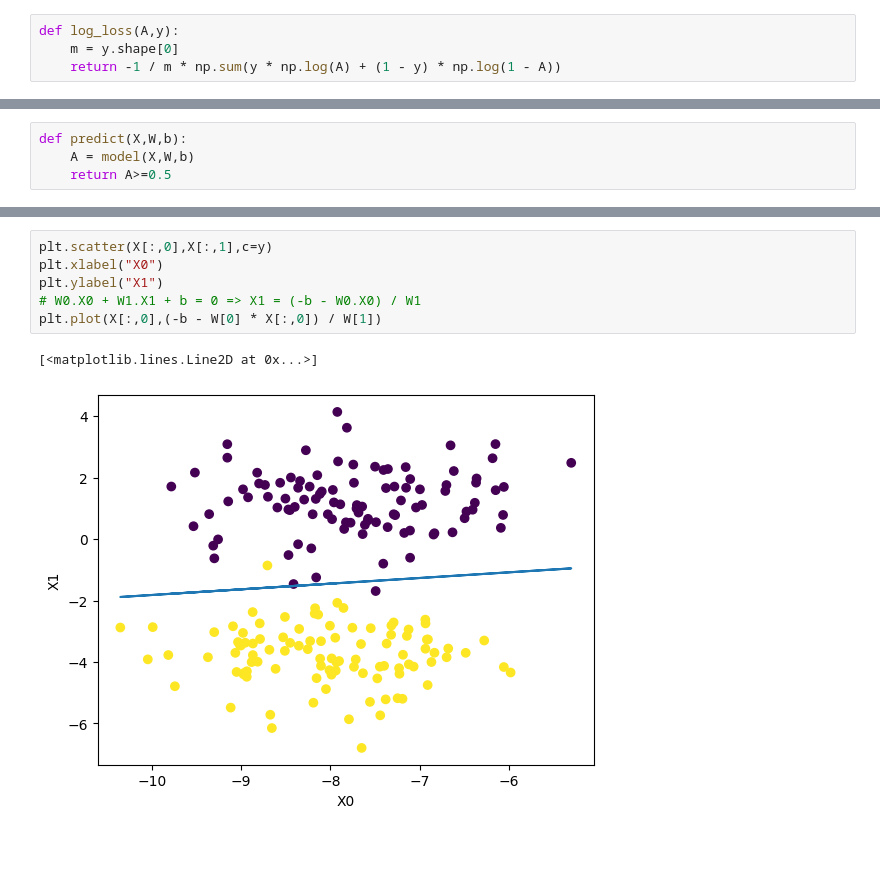
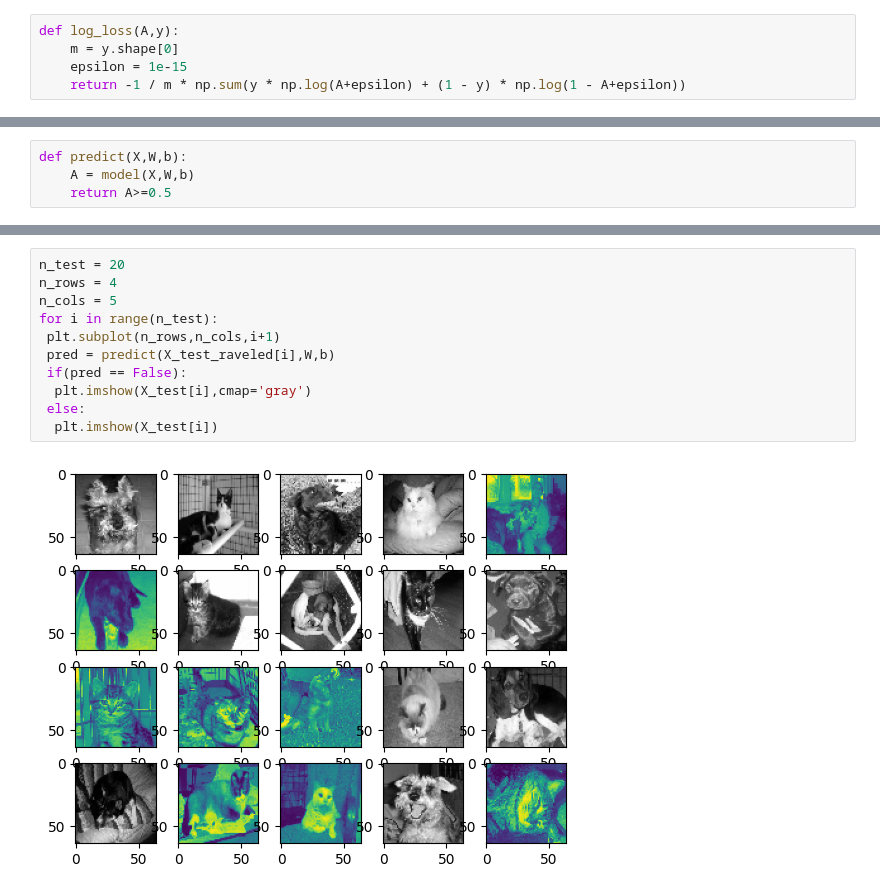
Before and after one commit to yahiaDZz/Trucs-SML, a Jupyter notebook: NeuralNetwork.ipynb, the cells around one changed output, grey strips where cells are left out. Drawn from its saved outputs; the diff is of its cells as text; blank space fills up the shorter version.

```diff
--- a/NeuralNetwork.ipynb
+++ b/NeuralNetwork.ipynb
@@ -63,4 +69,5 @@ def model(X,W,b):
 # %%
 def log_loss(A,y):
     m = y.shape[0]
-    return -1 / m * np.sum(y * np.log(A) + (1 - y) * np.log(1 - A))
+    epsilon = 1e-15
+    return -1 / m * np.sum(y * np.log(A+epsilon) + (1 - y) * np.log(1 - A+epsilon))
@@ -111,9 +144,13 @@ b
-# %%
-plt.scatter(X[:,0],X[:,1],c=y)
-plt.xlabel("X0")
-plt.ylabel("X1")
-# W0.X0 + W1.X1 + b = 0 => X1 = (-b - W0.X0) / W1
-plt.plot(X[:,0],(-b - W[0] * X[:,0]) / W[1])
-# %% [output]
-[<matplotlib.lines.Line2D at 0x...>]
-[figure, removed]
+# %%
+n_test = 20
+n_rows = 4
+n_cols = 5
+for i in range(n_test):
+ plt.subplot(n_rows,n_cols,i+1)
+ pred = predict(X_test_raveled[i],W,b)
+ if(pred == False):
+  plt.imshow(X_test[i],cmap='gray')
+ else:
+  plt.imshow(X_test[i])
+# %% [output]
+[figure, added]
```
Also changed, not shown: parts of 18 cells of this notebook.
